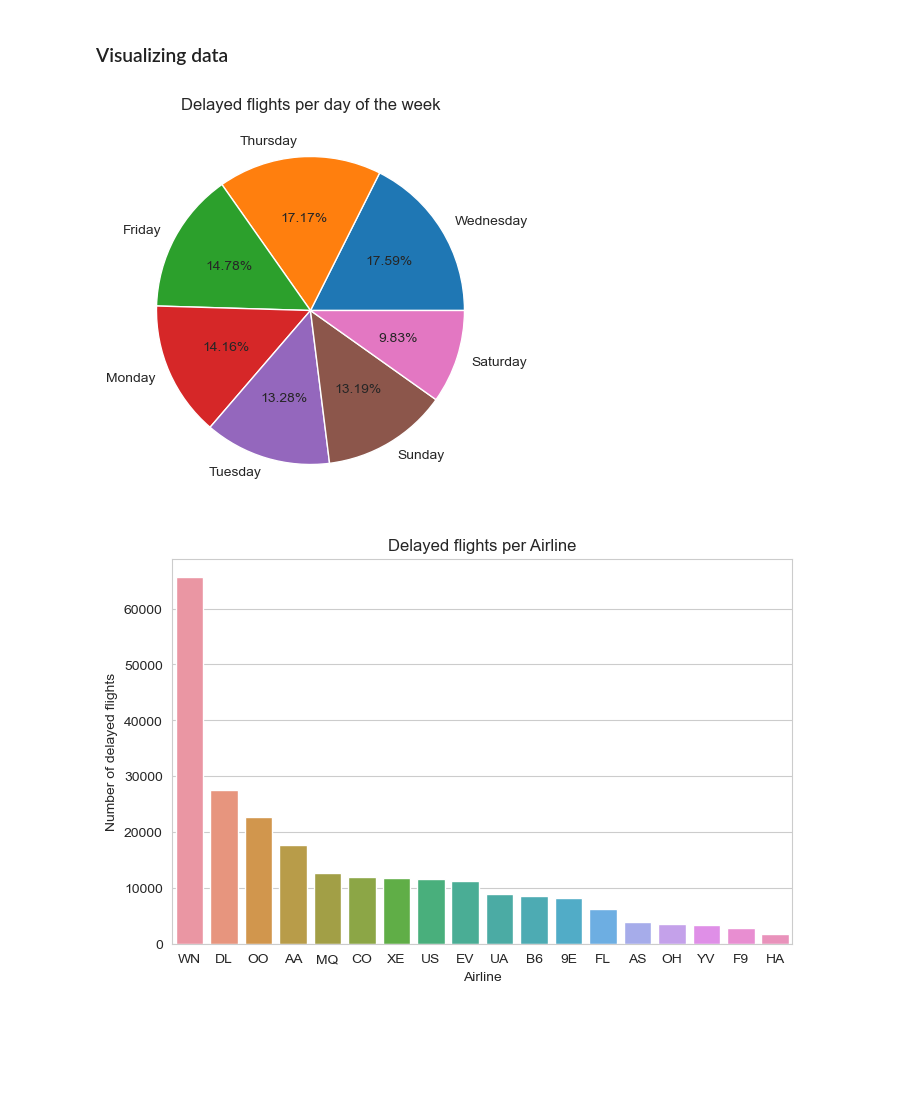
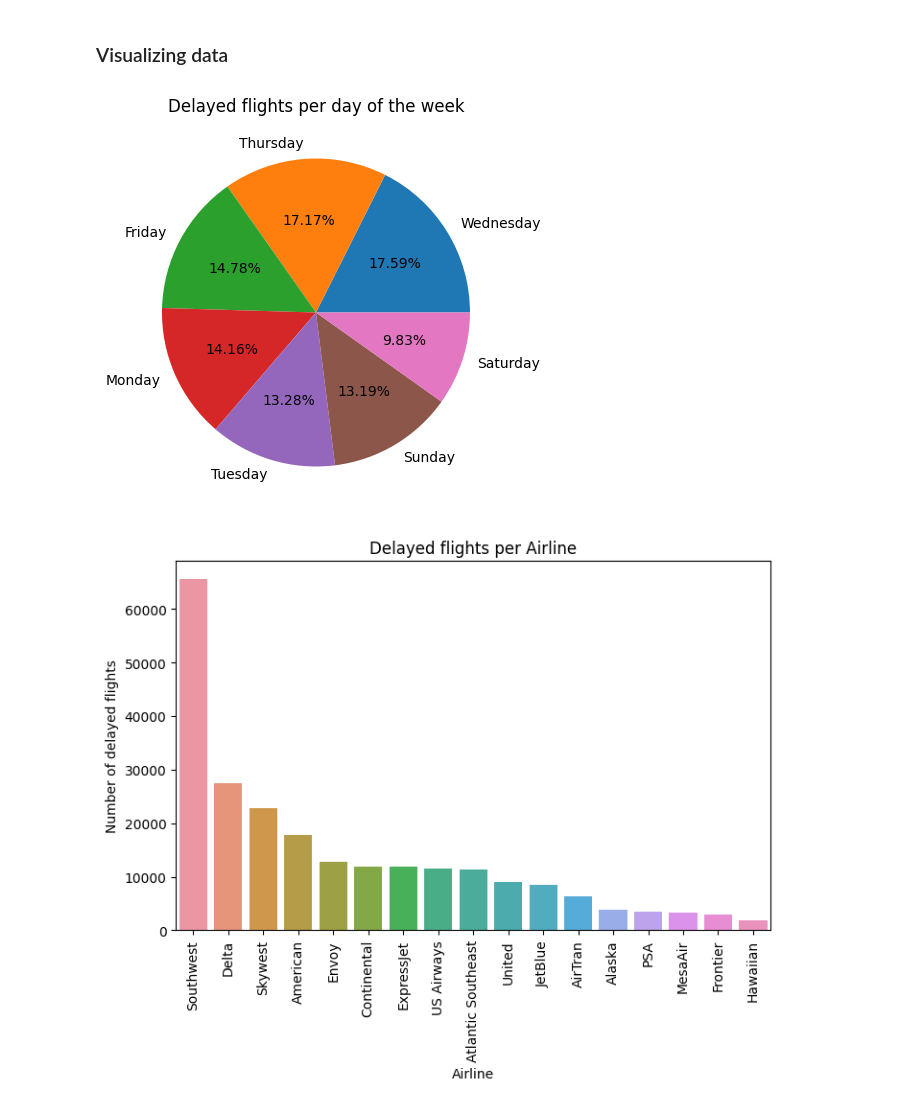
Before and after one commit to maurimc50/airline-delays, a Jupyter notebook: delays.ipynb, the cells around one changed output. Cells and saved outputs as stored; diff of their text form; code cells hidden in the pictures; blank space fills up the shorter version.

```diff
--- a/delays.ipynb
+++ b/delays.ipynb
@@ -106,3 +113,27 @@ delays_df.head(5)
 | 2 | 1247 | 19:30 | 143 | B6 | BOS | CLT | 3 | 0 |
 | 3 | 31 | 23:30 | 344 | US | OGG | PHX | 6 | 0 |
 | 4 | 563 | 11:32 | 98 | FL | BMI | ATL | 4 | 0 |
+# %%
+# Rename the 'Airline' column to the name of the airline
+
+delays_df['Airline'] = delays_df['Airline'].map({
+    'WN': 'Southwest',
+    'DL': 'Delta',
+    'OO': 'Skywest',
+    'AA': 'American',
+    'MQ': 'Envoy',
+    'CO': 'Continental',
+    'XE': 'ExpressJet',
+    'US': 'US Airways',
+    'EV': 'Atlantic Southeast',
+    'UA': 'United',
+    'B6': 'JetBlue',
+    'FL': 'AirTran',
+    'AS': 'Alaska',
+    'OH': 'PSA',
+    'YV': 'MesaAir',
+    'F9': 'Frontier',
+    'HA': 'Hawaiian'
+})
+
+delays_df.head(5)
@@ -223,15 +272,17 @@ plt.pie(delays_by_day.values, labels=delays_by_day.index, autopct='%.2f%%')
 plt.title('Delayed flights per day of the week')
 plt.show()
 # %% [output]
-[figure, old version]
+[figure, new version]
 # %%
 # bar chart showing the number of delayed flights per airline
 
 plt.figure(figsize=(8, 5))
-sns.barplot(x=delays_by_airline.index, y=delays_by_airline.values)
-plt.title('Delayed flights per Airline')
-plt.xlabel('Airline')
-plt.ylabel('Number of delayed flights')
+ax = sns.barplot(x=delays_by_airline.index, y=delays_by_airline.values)
+ax.set_title('Delayed flights per Airline')
+ax.set_xlabel('Airline')
+ax.set_ylabel('Number of delayed flights')
+# Rotate x-axis tick labels by 90 degrees
+plt.xticks(rotation=90)
 plt.show()
 # %% [output]
-[figure, old version]
+[figure, new version]
```
Also changed, not shown: parts of 6 cells of this notebook, 1 other file.
